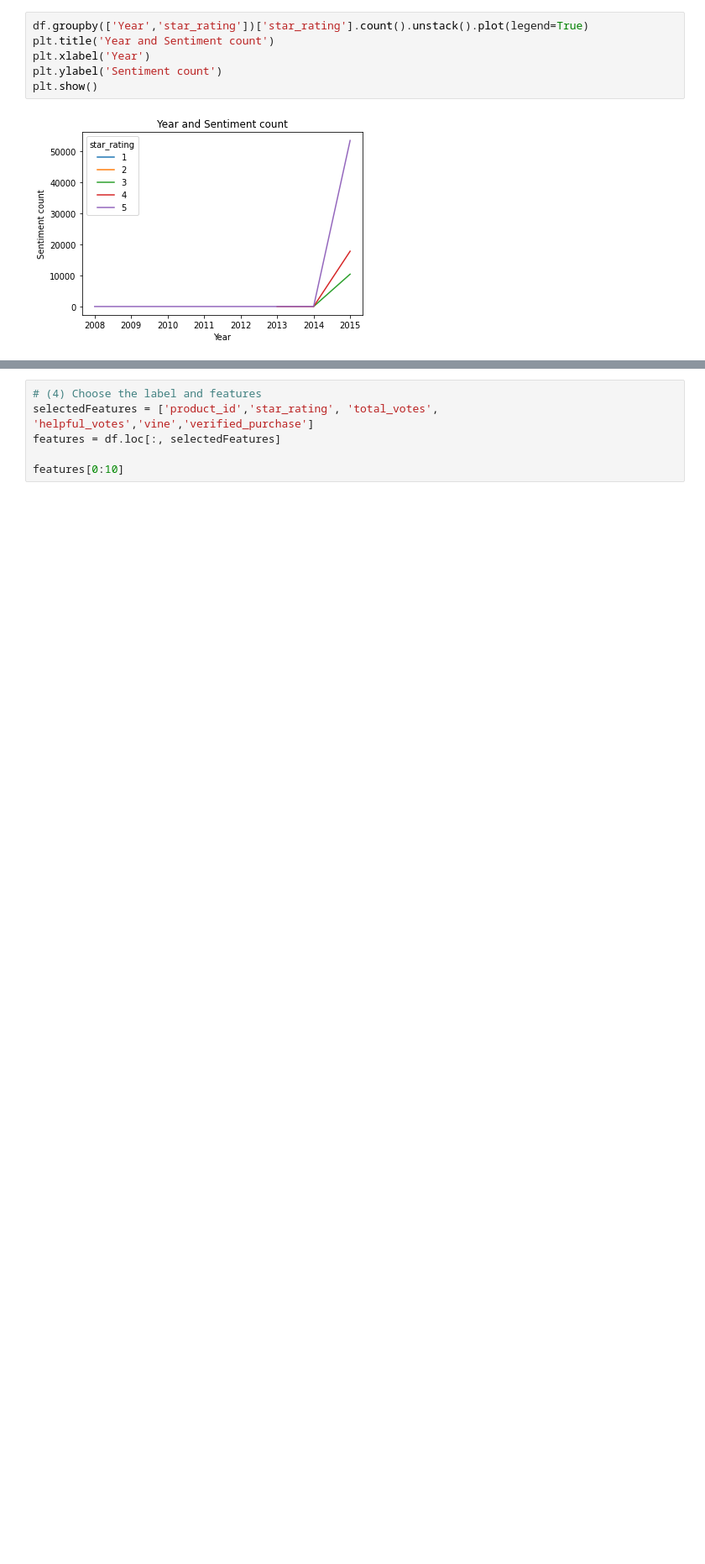
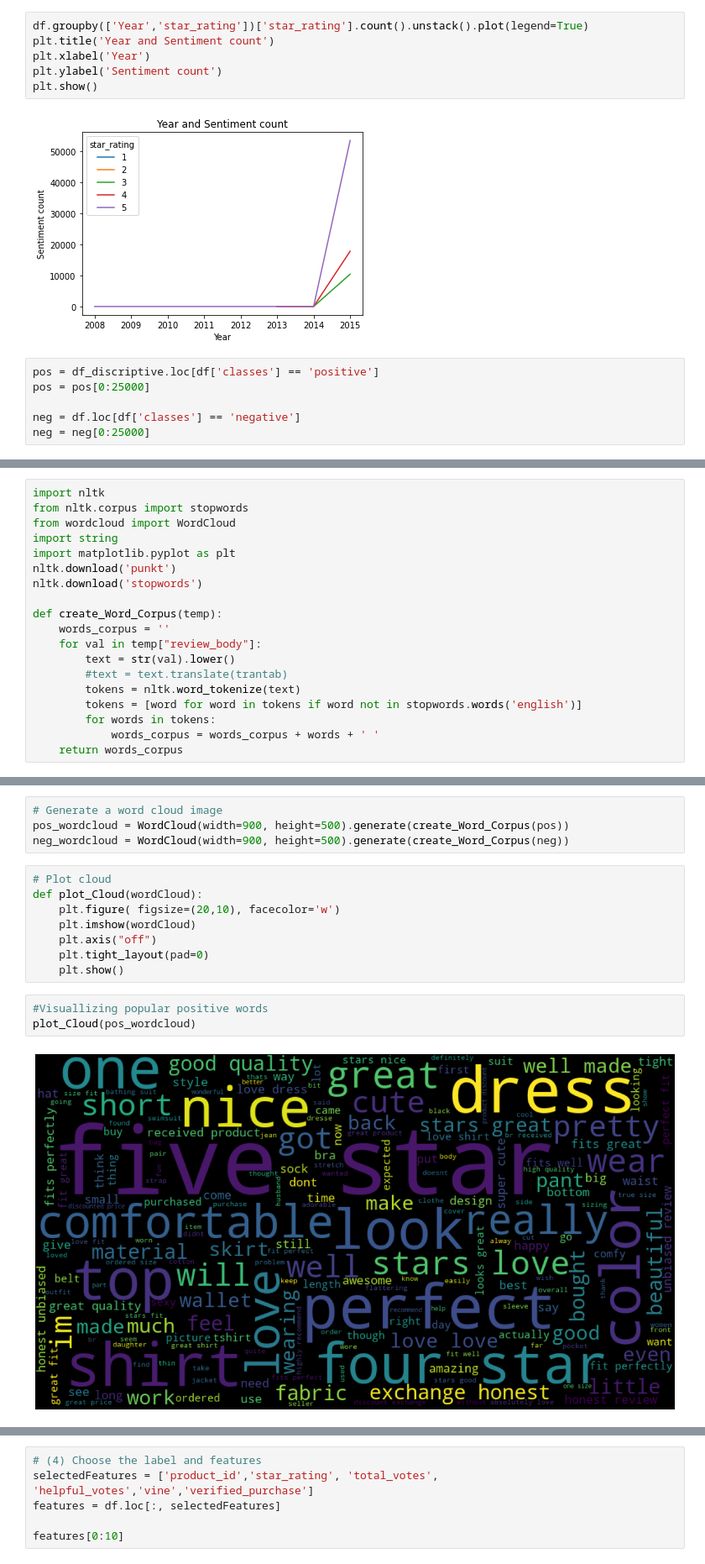
Before and after one commit to BhavyaBibi/sentiment_analysis, a Jupyter notebook: datawhisperers_sentiment_analysis_amazon_apparel_reviews.ipynb, the cells around one changed output, grey strips where cells are left out. Shown at 84% size. Saved outputs shown, nothing was run; the diff lists cells and outputs as text; blank space fills up the shorter version.

```diff
--- a/datawhisperers_sentiment_analysis_amazon_apparel_reviews.ipynb
+++ b/datawhisperers_sentiment_analysis_amazon_apparel_reviews.ipynb
@@ -355,3 +355,9 @@ plt.ylabel('Sentiment count')
 plt.show()
 # %% [output]
 [figure]
+# %%
+pos = df_discriptive.loc[df['classes'] == 'positive']
+pos = pos[0:25000]
+
+neg = df.loc[df['classes'] == 'negative']
+neg = neg[0:25000]
@@ -357,0 +369,19 @@ plt.show()
+# %%
+import nltk
+from nltk.corpus import stopwords
+from wordcloud import WordCloud
+import string
+import matplotlib.pyplot as plt
+nltk.download('punkt')
+nltk.download('stopwords')
+
+def create_Word_Corpus(temp):
+    words_corpus = ''
+    for val in temp["review_body"]:
+        text = str(val).lower()
+        #text = text.translate(trantab)
+        tokens = nltk.word_tokenize(text)
+        tokens = [word for word in tokens if word not in stopwords.words('english')]
+        for words in tokens:
+            words_corpus = words_corpus + words + ' '
+    return words_corpus
@@ -357,0 +393,17 @@ plt.show()
+# %%
+# Generate a word cloud image
+pos_wordcloud = WordCloud(width=900, height=500).generate(create_Word_Corpus(pos))
+neg_wordcloud = WordCloud(width=900, height=500).generate(create_Word_Corpus(neg))
+# %%
+# Plot cloud
+def plot_Cloud(wordCloud):
+    plt.figure( figsize=(20,10), facecolor='w')
+    plt.imshow(wordCloud)
+    plt.axis("off")
+    plt.tight_layout(pad=0)
+    plt.show()
+# %%
+#Visuallizing popular positive words
+plot_Cloud(pos_wordcloud)
+# %% [output]
+[figure, added]
```
Also changed, not shown: parts of 21 cells of this notebook.
